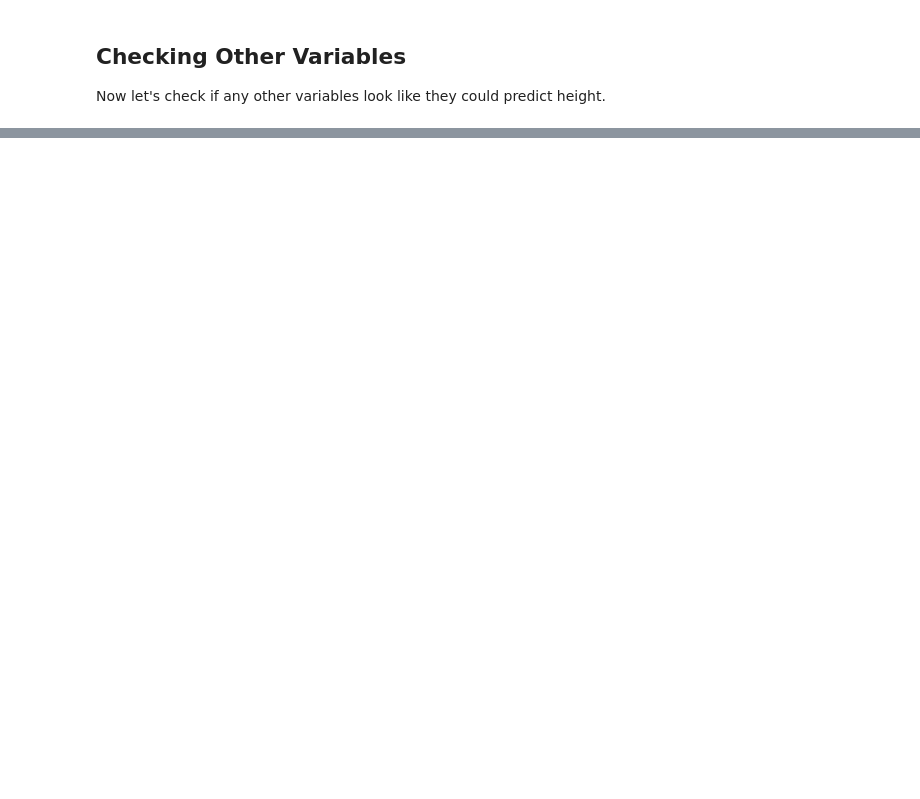
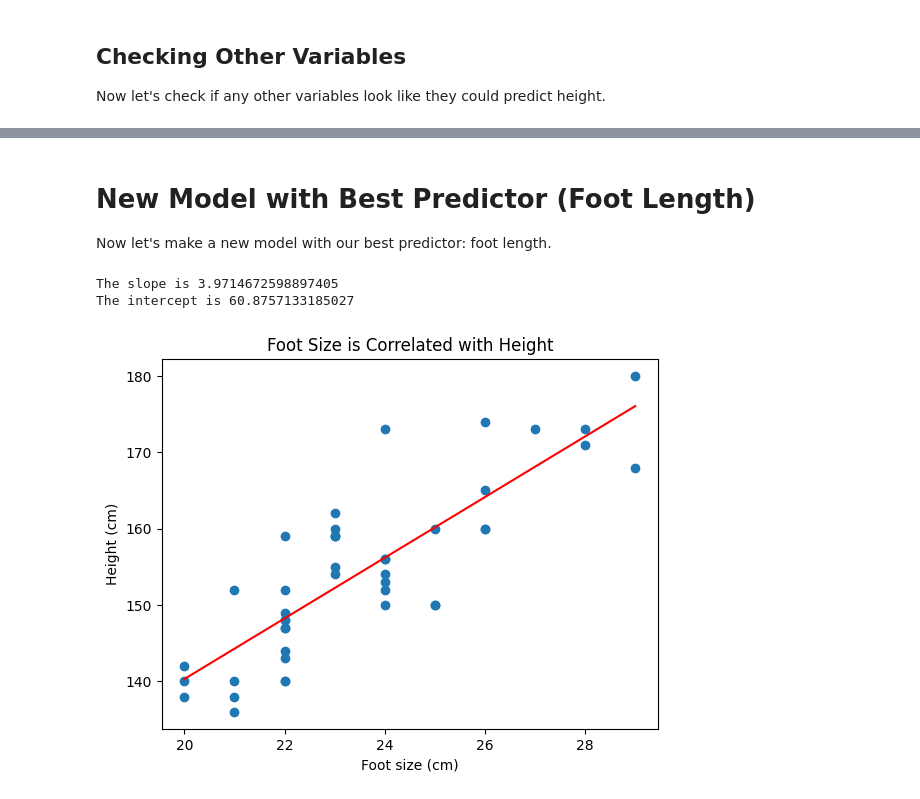
Before and after one commit to sayhellojoel/grade78pythonmath, a Jupyter notebook: Class 2.ipynb, the cells around one changed output, grey strips where cells are left out. Drawn from its saved outputs; the diff is of its cells as text; code cells hidden in the pictures; blank space fills up the shorter version.

```diff
--- a/Class 2.ipynb
+++ b/Class 2.ipynb
@@ -102,0 +138,27 @@ print(correlation['HEIGHT'].round(2))
+# %% [markdown]
+# New Model with Best Predictor (Foot Length)
+Now let's make a new model with our best predictor: foot length.
+# %%
+m, b = np.polyfit(df['FOOT LENGTH'], df['HEIGHT'], 1)
+print('The slope is', m)
+print('The intercept is', b)
+# %% [output]
+The slope is 3.9714672598897405
+The intercept is 60.8757133185027
+# %%
+min_value = min(df['FOOT LENGTH'])
+max_value = max(df['FOOT LENGTH'])
+x = [min_value, max_value]
+x = np.array(x)
+
+y = m * x + b
+# %%
+# let's visualize our data to start with
+plt.scatter(df['FOOT LENGTH'], df['HEIGHT'])
+plt.title('Foot Size is Correlated with Height')
+plt.plot(x, y, color='red')
+plt.xlabel('Foot size (cm)')
+plt.ylabel('Height (cm)')
+plt.show()
+# %% [output]
+[figure, added]
```
Also changed, not shown: parts of 11 cells of this notebook, 1 other file.
